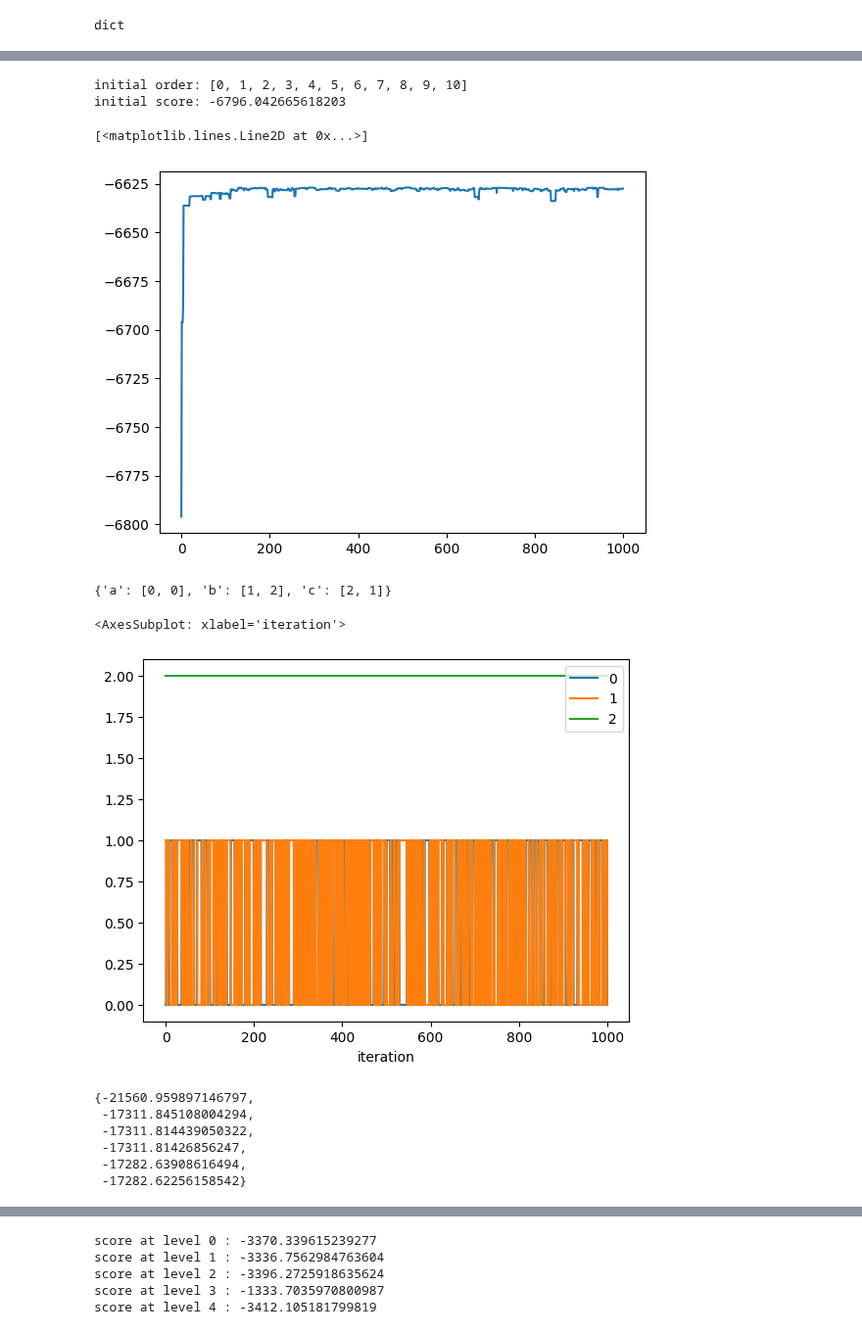
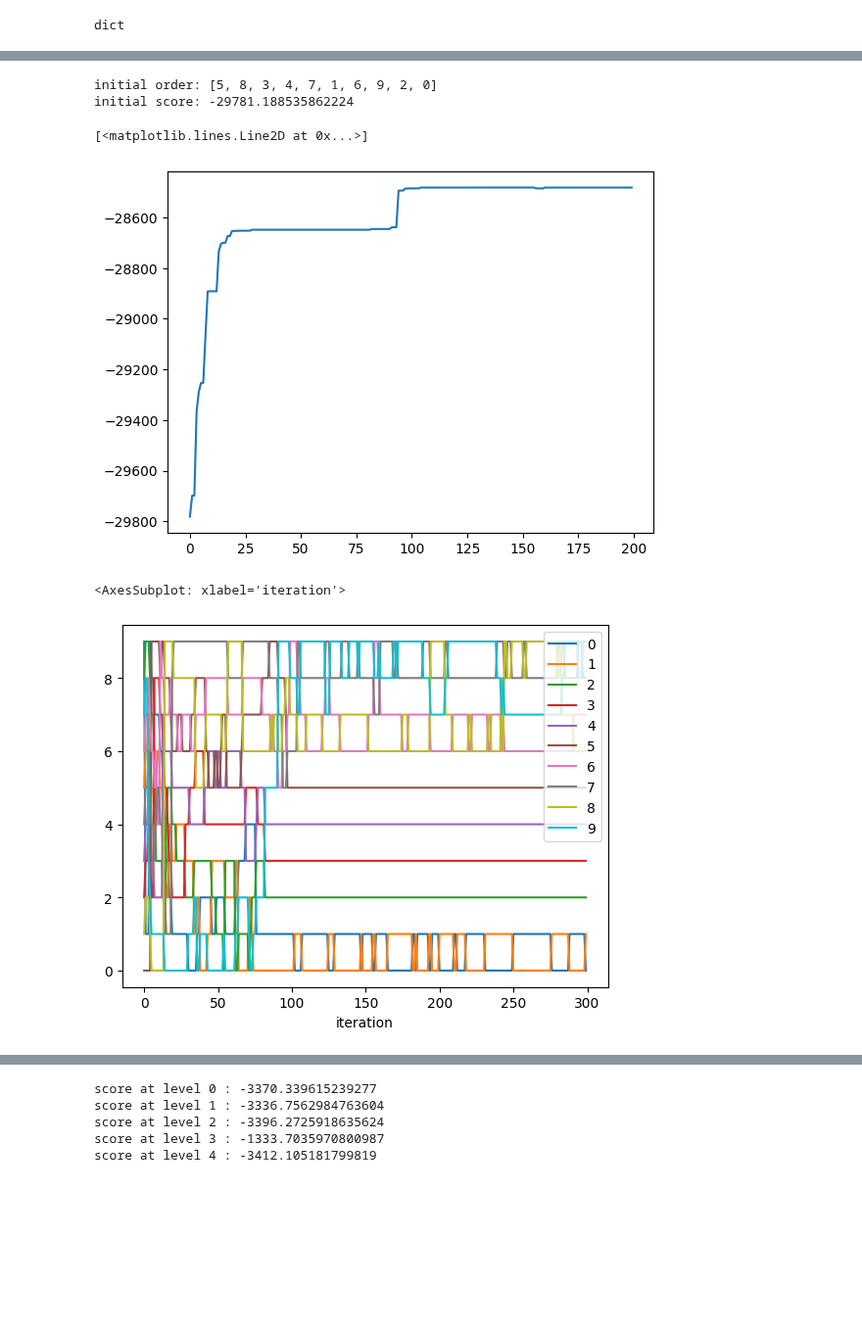
Before and after one commit to felixleopoldo/cstrees, a Jupyter notebook: src/learn_sandbox.ipynb, the cells around one changed output, grey strips where cells are left out. Shown at 98% size. Drawn from its saved outputs; the diff is of its cells as text; code cells hidden in the pictures; blank space fills up the shorter version.

```diff
--- a/src/learn_sandbox.ipynb
+++ b/src/learn_sandbox.ipynb
@@ -240,7 +237,7 @@ score: -3292.9646008758737
 score: -2123.9068190918438
 -8532.991670567493
 # %%
-p = 4
+p = 10
 cards = [2] * p
 
 t = ct.sample_cstree(cards, 2, 0.5, 1)
@@ -271,7 +268,7 @@ for g in agraphs:
 # %% [output]
 dict
 # %%
-x2 = t.sample(1000)
+x2 = t.sample(5000)
 # %%
 x2
 # %% [output]
@@ -335,5 +296,5 @@ score_table
 # %%
-orders2, scores2 = ctl.gibbs_order_sampler(1000, score_table)
+orders2, scores2 = ctl.gibbs_order_sampler(2000, score_table)
 # %% [output]
-initial order: [0, 1, 2, 3, 4, 5, 6, 7, 8, 9, 10]
-initial score: -6796.042665618203
+initial order: [5, 8, 3, 4, 7, 1, 6, 9, 2, 0]
+initial score: -29781.188535862224
@@ -342,36 +301,18 @@ orders2
 # %%
-plt.plot(scores2)
+plt.plot(scores2[:200])
 # %% [output]
 [<matplotlib.lines.Line2D at 0x...>]
-[figure, old version]
+[figure, new version]
-# %%
-a = [["a","b","c"], ["a","c","b"]]
-
-# get var location on the order
-{var: [x.index(var) for x in a] for var in a[0]}
-
-#{x:a.index(x) for x in a}
-# %% [output]
-{'a': [0, 0], 'b': [1, 2], 'c': [2, 1]}
 # %%
 # Get the individual var locations on the order
 var_positions = {var: [x.index(var) for x in orders2] for var in orders2[0]}
 var_positions["iteration"] = list(range(len(orders2)))
 plotdf = pd.DataFrame(var_positions)
 # %%
-plotdf.plot(x = "iteration", y = range(p))
+plotdf[:300].plot(x = "iteration", y = range(p))
 # %% [output]
 <AxesSubplot: xlabel='iteration'>
-[figure, old version]
+[figure, new version]
-# %%
-set(scores2)
-# %% [output]
-{-21560.959897146797,
- -17311.845108004294,
- -17311.814439050322,
- -17311.81426856247,
- -17282.63908616494,
- -17282.62256158542}
 # %%
 max(scores2)
 # %% [output]
```
Also changed, not shown: parts of 11 cells of this notebook, 3 other files.
